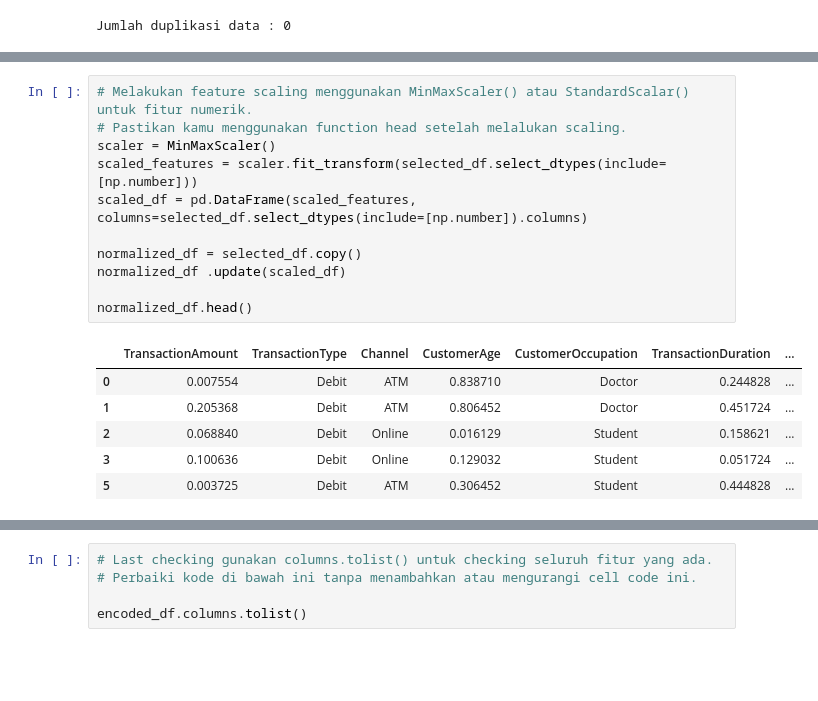
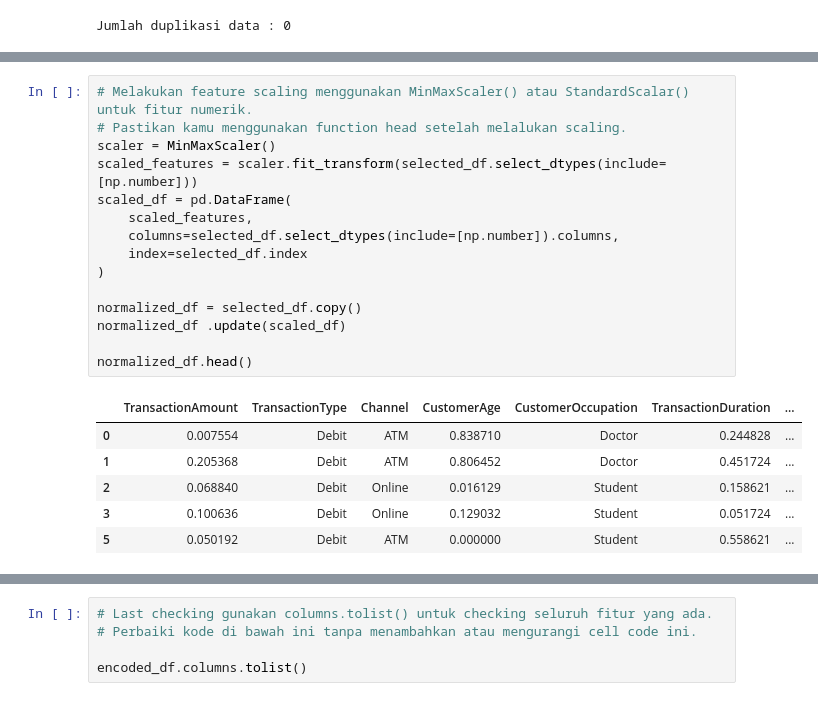
Before and after one commit to Sulbae/ML-Supervised-Unsupervised, a Jupyter notebook: [Clustering]_Submission_Akhir_BMLP_Anggun-Sulis-Setyawan.ipynb, the cells around one changed output, grey strips where cells are left out. Drawn from its saved outputs; the diff is of its cells as text; blank space fills up the shorter version.

```diff
--- a/[Clustering]_Submission_Akhir_BMLP_Anggun-Sulis-Setyawan.ipynb
+++ b/[Clustering]_Submission_Akhir_BMLP_Anggun-Sulis-Setyawan.ipynb
@@ -382,21 +382,25 @@ memory usage: 133.4+ KB
 # %%
 # Melakukan feature scaling menggunakan MinMaxScaler() atau StandardScalar() untuk fitur numerik.
 # Pastikan kamu menggunakan function head setelah melalukan scaling.
 scaler = MinMaxScaler()
 scaled_features = scaler.fit_transform(selected_df.select_dtypes(include=[np.number]))
-scaled_df = pd.DataFrame(scaled_features, columns=selected_df.select_dtypes(include=[np.number]).columns)
+scaled_df = pd.DataFrame(
+    scaled_features,
+    columns=selected_df.select_dtypes(include=[np.number]).columns,
+    index=selected_df.index
+)
 
 normalized_df = selected_df.copy()
 normalized_df .update(scaled_df)
 
 normalized_df.head()
 # %% [output]
 |  | TransactionAmount | TransactionType | Channel | CustomerAge | CustomerOccupation | TransactionDuration | ... |
 | 0 | 0.007554 | Debit | ATM | 0.838710 | Doctor | 0.244828 | ... |
 | 1 | 0.205368 | Debit | ATM | 0.806452 | Doctor | 0.451724 | ... |
 | 2 | 0.068840 | Debit | Online | 0.016129 | Student | 0.158621 | ... |
 | 3 | 0.100636 | Debit | Online | 0.129032 | Student | 0.051724 | ... |
-| 5 | 0.003725 | Debit | ATM | 0.306452 | Student | 0.444828 | ... |
+| 5 | 0.050192 | Debit | ATM | 0.000000 | Student | 0.558621 | ... |
 # %%
 # Melakukan feature encoding menggunakan LabelEncoder() untuk fitur kategorikal.
 # Pastikan kamu menggunakan function head setelah melalukan encoding.
```
Also changed, not shown: parts of 18 cells of this notebook, 2 other files.
